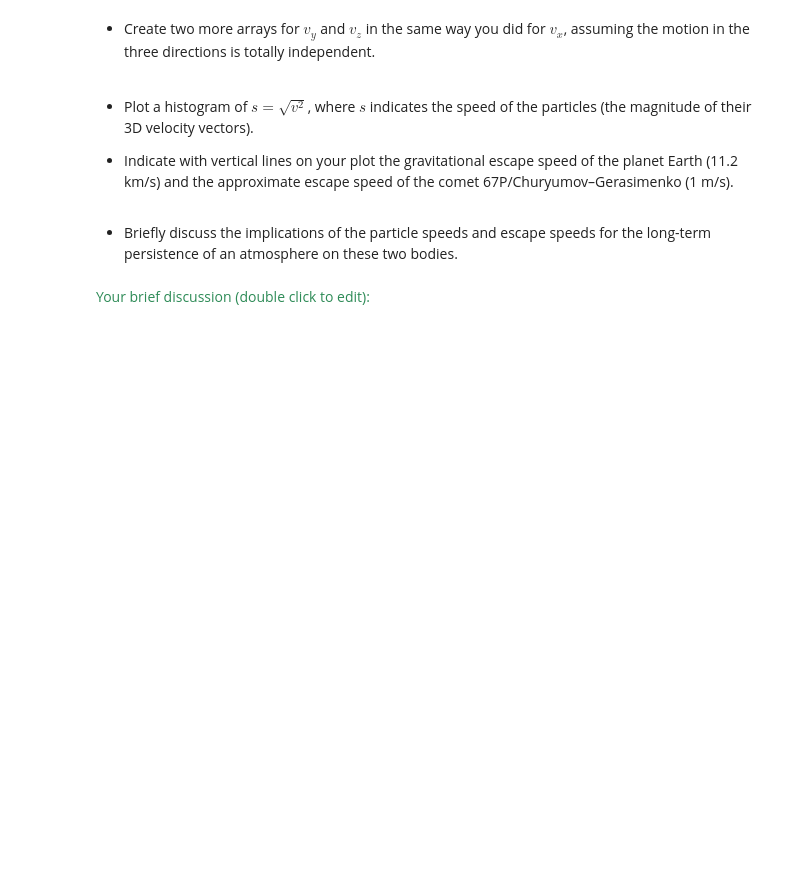
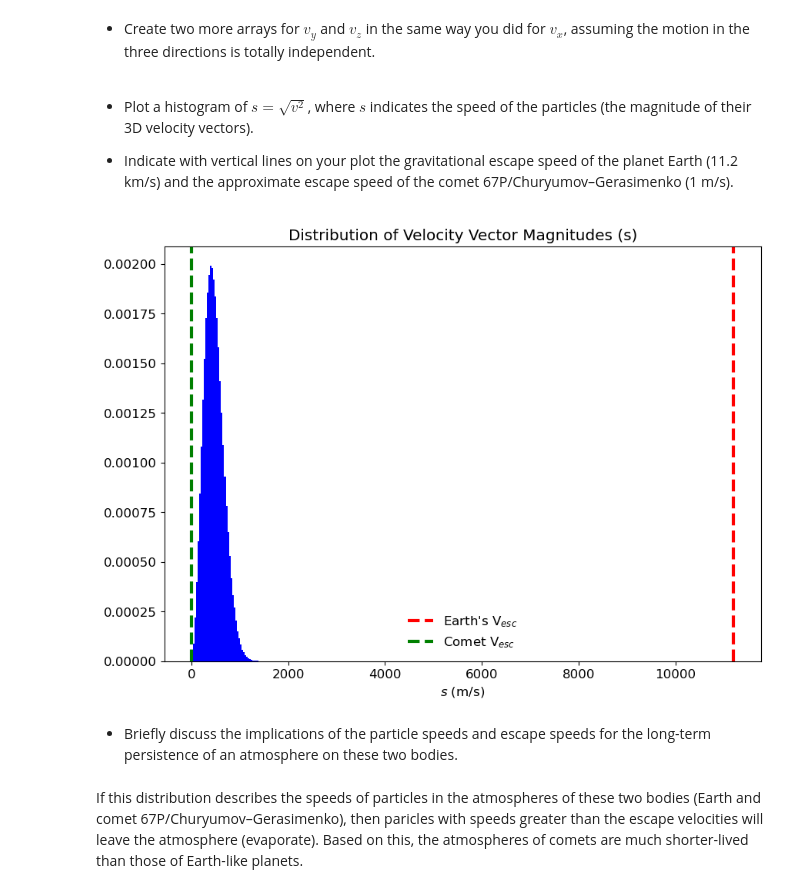
Before and after one commit to velguthb/dartmouth_a74, a Jupyter notebook: Pro_0_ideal_gas.ipynb, the cells around one changed output. Drawn from its saved outputs; the diff is of its cells as text; code cells hidden in the pictures; blank space fills up the shorter version.

```diff
--- a/Pro_0_ideal_gas.ipynb
+++ b/Pro_0_ideal_gas.ipynb
@@ -144,13 +171,28 @@ Hey, cool! The histogram of random numbers that we created with Python follows t
 # %% [markdown]
 
 + Create two more arrays for $v_y$ and $v_z$ in the same way you did for $v_x$, assuming the motion in the three directions is totally independent.
+# %%
+vy = np.random.normal(0,sigma.value,N)*sigma.unit
+vz = np.random.normal(0,sigma.value,N)*sigma.unit
 # %% [markdown]
 + Plot a histogram of $s = \sqrt{v^2}$, where $s$ indicates the speed of the particles (the magnitude of their 3D velocity vectors).
 
 + Indicate with vertical lines on your plot the gravitational escape speed of the planet Earth (11.2 km/s) and the approximate escape speed of the comet 67P/Churyumov–Gerasimenko (1 m/s).
+# %%
+v = np.array([vx,vy,vz]).T # array of shape (1e6,3) -> 3D velocity vectors of each particle
+s = np.linalg.norm(v,axis=1)
+
+plt.hist(s, bins=50, density=True, color='b')
+plt.xlabel('$s$ (m/s)')
+plt.title('Distribution of Velocity Vector Magnitudes (s)')
+plt.axvline(11.2e3, color='r', lw=3, linestyle='--', label=r"Earth's V$_{esc}$")
+plt.axvline(1, color='green', lw=3, linestyle='--', label=r"Comet V$_{esc}$")
+# plt.xscale('log')
+plt.legend(frameon=False)
+plt.show();
+# %% [output]
+[figure, added]
 # %% [markdown]
 + Briefly discuss the implications of the particle speeds and escape speeds for the long-term persistence of an atmosphere on these two bodies.
-# %% [markdown]
-<font color='seagreen'>
-
-Your brief discussion (double click to edit):
+# %% [markdown]
+If this distribution describes the speeds of particles in the atmospheres of these two bodies (Earth and comet 67P/Churyumov–Gerasimenko), then paricles with speeds greater than the escape velocities will leave the atmosphere (evaporate). Based on this, the atmospheres of comets are much shorter-lived than those of Earth-like planets.
```
Also changed, not shown: parts of 5 cells of this notebook.
